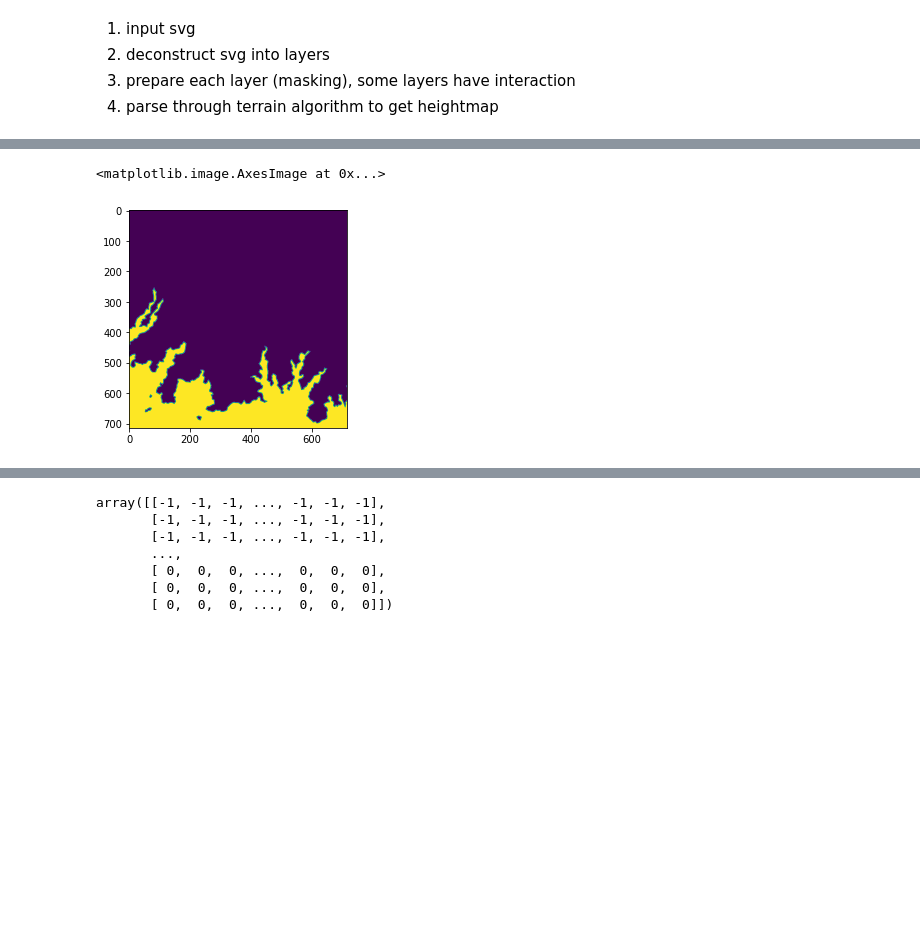
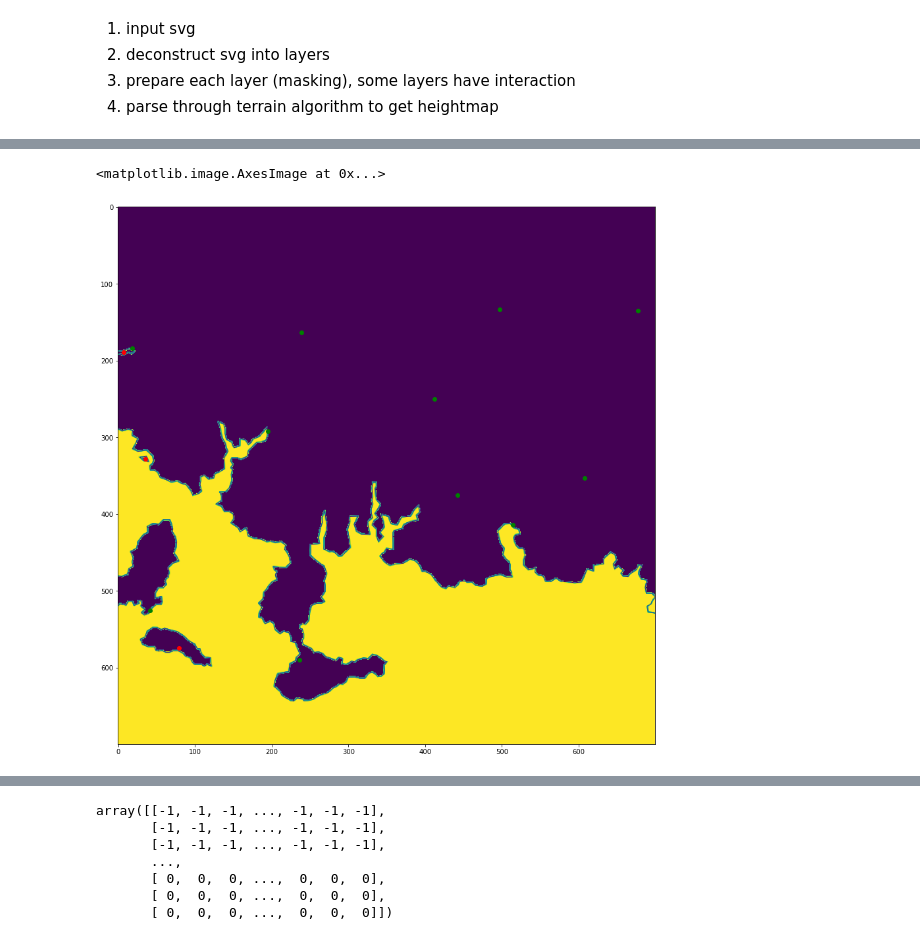
Before and after one commit to rvorias/voxel_realms, a Jupyter notebook: notebooks/pipeline.ipynb, the cells around one changed output, grey strips where cells are left out. Drawn from its saved outputs; the diff is of its cells as text; code cells hidden in the pictures; blank space fills up the shorter version.

```diff
--- a/notebooks/pipeline.ipynb
+++ b/notebooks/pipeline.ipynb
@@ -34,5 +47,5 @@ config
 # %%
-extractor = SVGExtractor(f"../svgs/{realm_number}.svg", scale=config.svg.scaling)
+extractor = SVGExtractor(realm_path, scale=config.svg.scaling)
 # %%
 extractor.show()
 # %% [output]
@@ -42,7 +55,7 @@ drawing = extractor.coast()
 island_centers = get_island_coordinates(
     drawing,
     padding=p,
-    alpha=config.svg.island_alpha
+    scaling=1.6
 )
 # also get the coast image, we will use this later
 coast_img = extractor.get_img()
@@ -51,7 +64,7 @@ drawing = extractor.cities()
 city_centers = get_city_coordinates(
     drawing,
     padding=p,
-    alpha=config.svg.city_alpha
+    scaling=config.svg.city_alpha
 )
 # %%
 # some small checks
@@ -70,12 +87,17 @@ for island_center in island_centers:
 flooded_image = flood_image(
     coast_img,
     [
-        city_centers,
-        island_centers
+        *city_centers,
+        *island_centers
     ], p)
 # %%
 # check the intermediate result
+plt.figure(figsize=(15,15))
+for center in city_centers:
+    plt.plot(center[1], center[0], 'go')  # seed point
+for center in island_centers:
+    plt.plot(center[1], center[0], 'ro')  # seed point
 plt.imshow(flooded_image)
 # %% [output]
 <matplotlib.image.AxesImage at 0x...>
-[figure, old version]
+[figure, new version]
```
Also changed, not shown: parts of 33 cells of this notebook, 6 other files.
